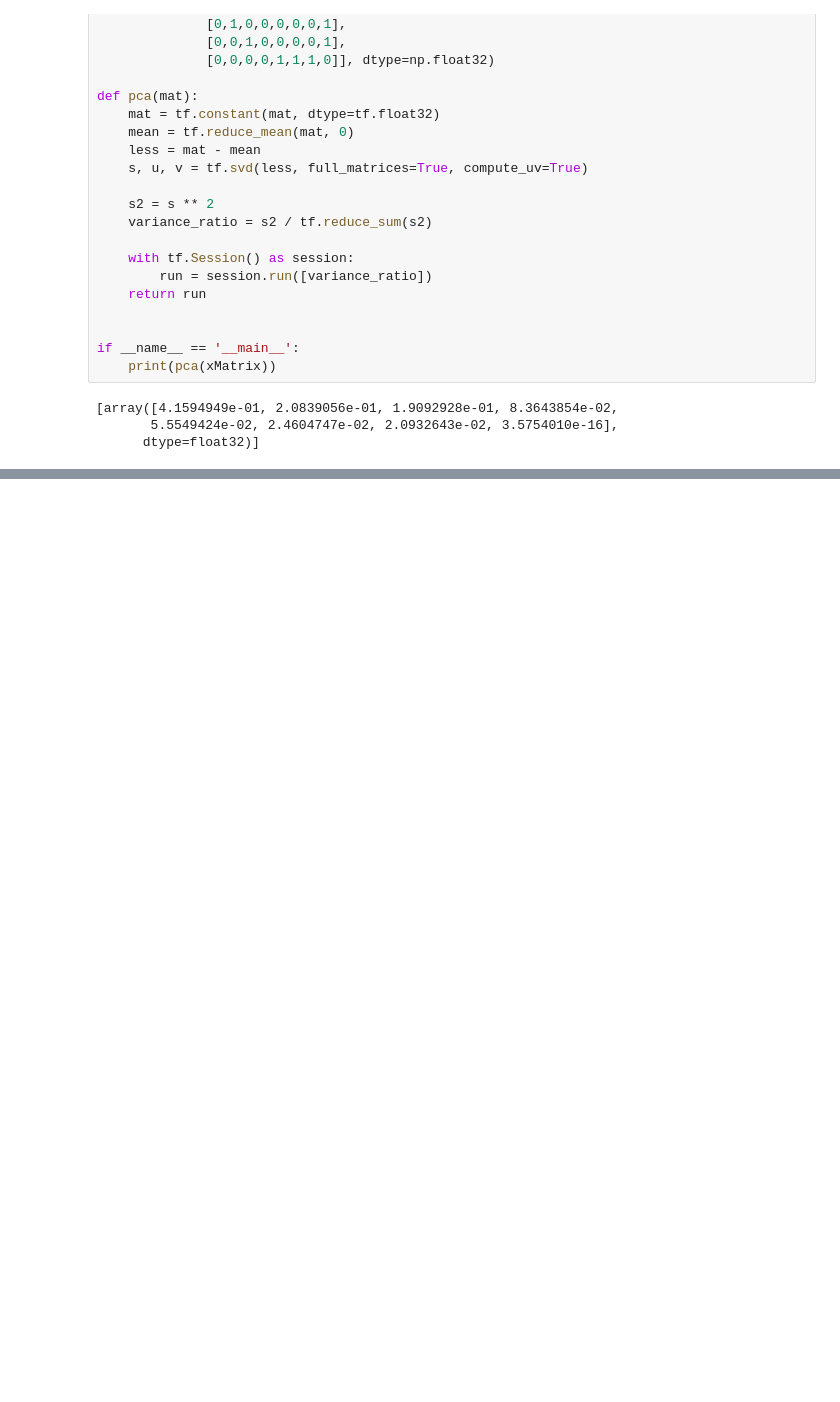
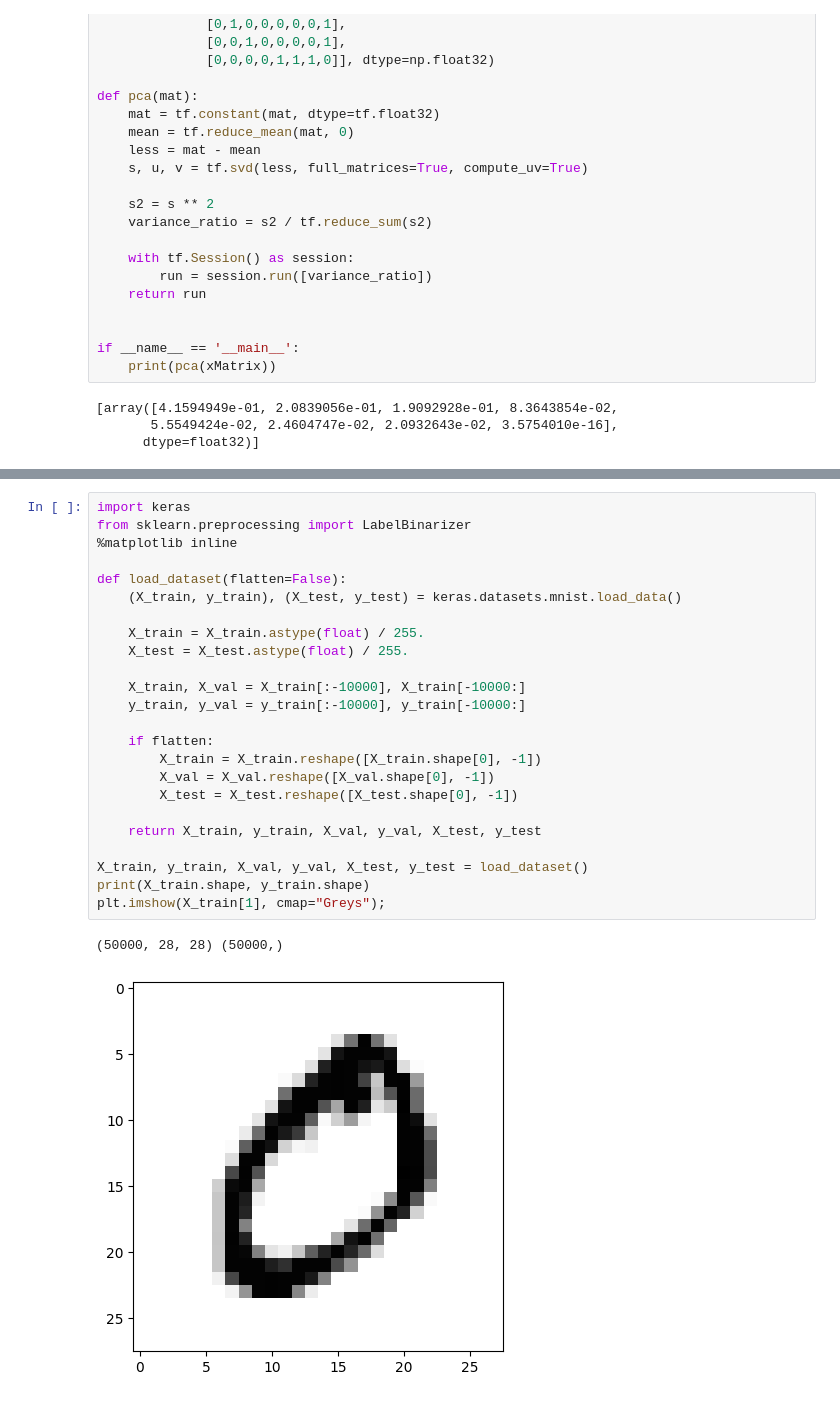
Before and after one commit to adwiza/datascience_skillbox, a Jupyter notebook: math/LinearAlgebraNN.ipynb, the cells around one changed output, grey strips where cells are left out. Saved outputs shown, nothing was run; the diff lists cells and outputs as text; blank space fills up the shorter version.

```diff
--- a/math/LinearAlgebraNN.ipynb
+++ b/math/LinearAlgebraNN.ipynb
@@ -299,0 +447,27 @@ AttributeError: 'NpzFile' object has no attribute 'train'
+# %%
+import keras
+from sklearn.preprocessing import LabelBinarizer
+%matplotlib inline
+
+def load_dataset(flatten=False):
+    (X_train, y_train), (X_test, y_test) = keras.datasets.mnist.load_data()
+
+    X_train = X_train.astype(float) / 255.
+    X_test = X_test.astype(float) / 255.
+
+    X_train, X_val = X_train[:-10000], X_train[-10000:]
+    y_train, y_val = y_train[:-10000], y_train[-10000:]
+
+    if flatten:
+        X_train = X_train.reshape([X_train.shape[0], -1])
+        X_val = X_val.reshape([X_val.shape[0], -1])
+        X_test = X_test.reshape([X_test.shape[0], -1])
+
+    return X_train, y_train, X_val, y_val, X_test, y_test
+
+X_train, y_train, X_val, y_val, X_test, y_test = load_dataset()
+print(X_train.shape, y_train.shape)
+plt.imshow(X_train[1], cmap="Greys");
+# %% [output]
+(50000, 28, 28) (50000,)
+[figure, added]
```
Also changed, not shown: parts of 19 cells of this notebook.
